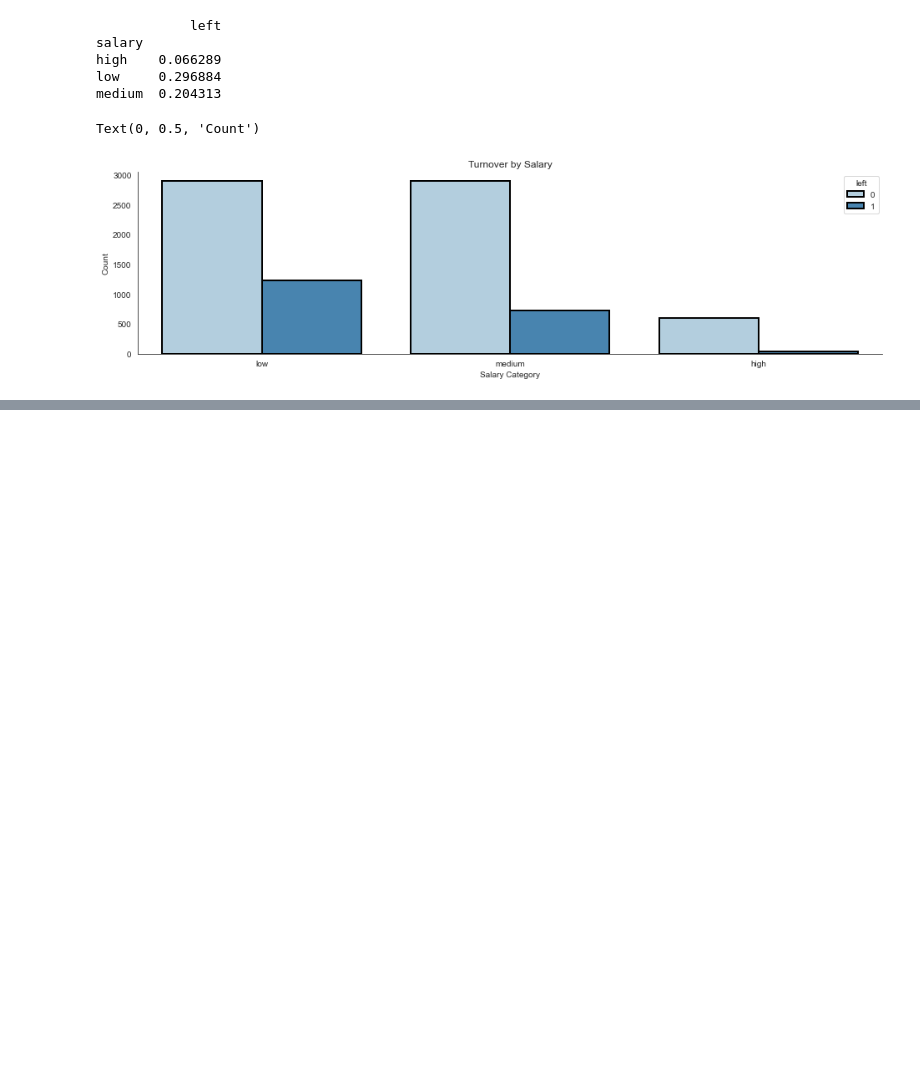
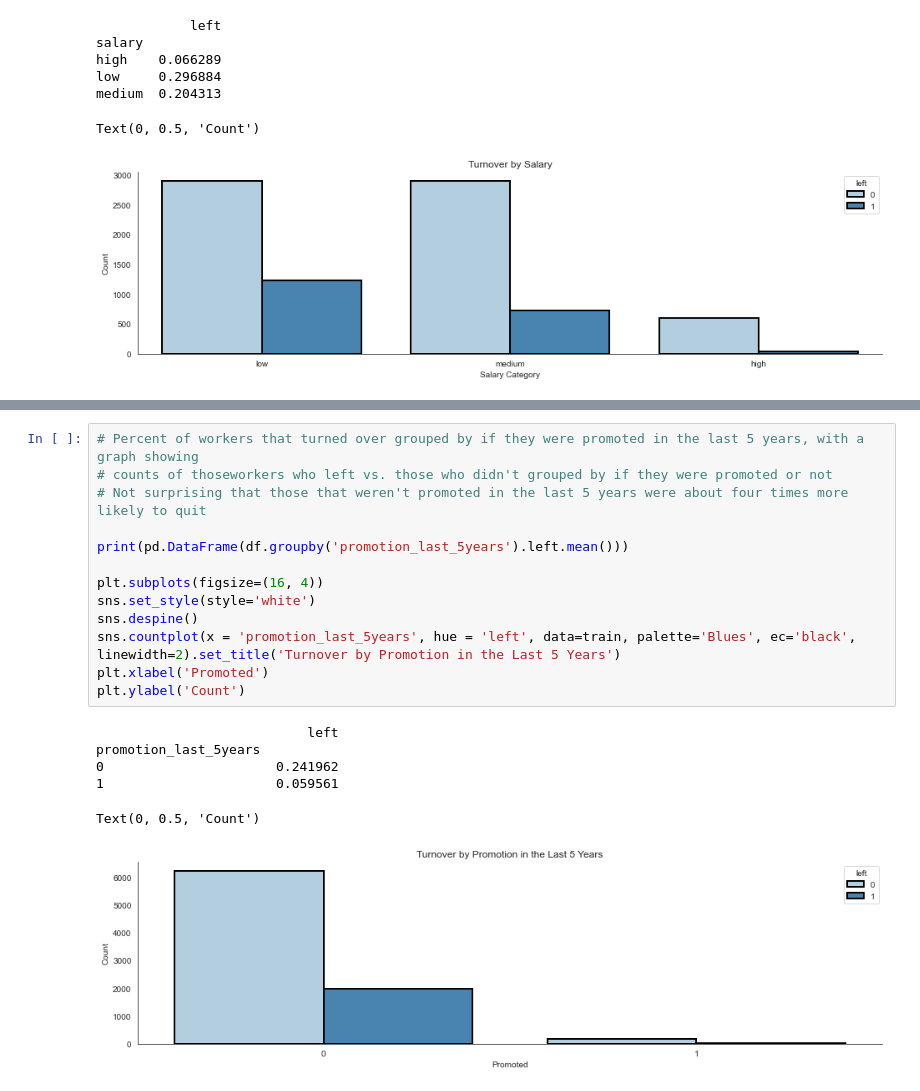
Before and after one commit to Sam-keeler/HR_data_analytics, a Jupyter notebook: turnover_analysis.ipynb, the cells around one changed output, grey strips where cells are left out. Cells and saved outputs as stored; diff of their text form; blank space fills up the shorter version.

```diff
--- a/turnover_analysis.ipynb
+++ b/turnover_analysis.ipynb
@@ -157,3 +157,23 @@ support      0.248991
 technical    0.256250
 Text(0, 0.5, 'Count')
 [figure]
+# %%
+# Percent of workers that turned over grouped by if they were promoted in the last 5 years, with a graph showing
+# counts of thoseworkers who left vs. those who didn't grouped by if they were promoted or not
+# Not surprising that those that weren't promoted in the last 5 years were about four times more likely to quit
+
+print(pd.DataFrame(df.groupby('promotion_last_5years').left.mean()))
+
+plt.subplots(figsize=(16, 4))
+sns.set_style(style='white')
+sns.despine()
+sns.countplot(x = 'promotion_last_5years', hue = 'left', data=train, palette='Blues', ec='black', linewidth=2).set_title('Turnover by Promotion in the Last 5 Years')
+plt.xlabel('Promoted')
+plt.ylabel('Count')
+# %% [output]
+                           left
+promotion_last_5years
+0                      0.241962
+1                      0.059561
+Text(0, 0.5, 'Count')
+[figure, added]
```
Also changed, not shown: parts of 2 cells of this notebook.
